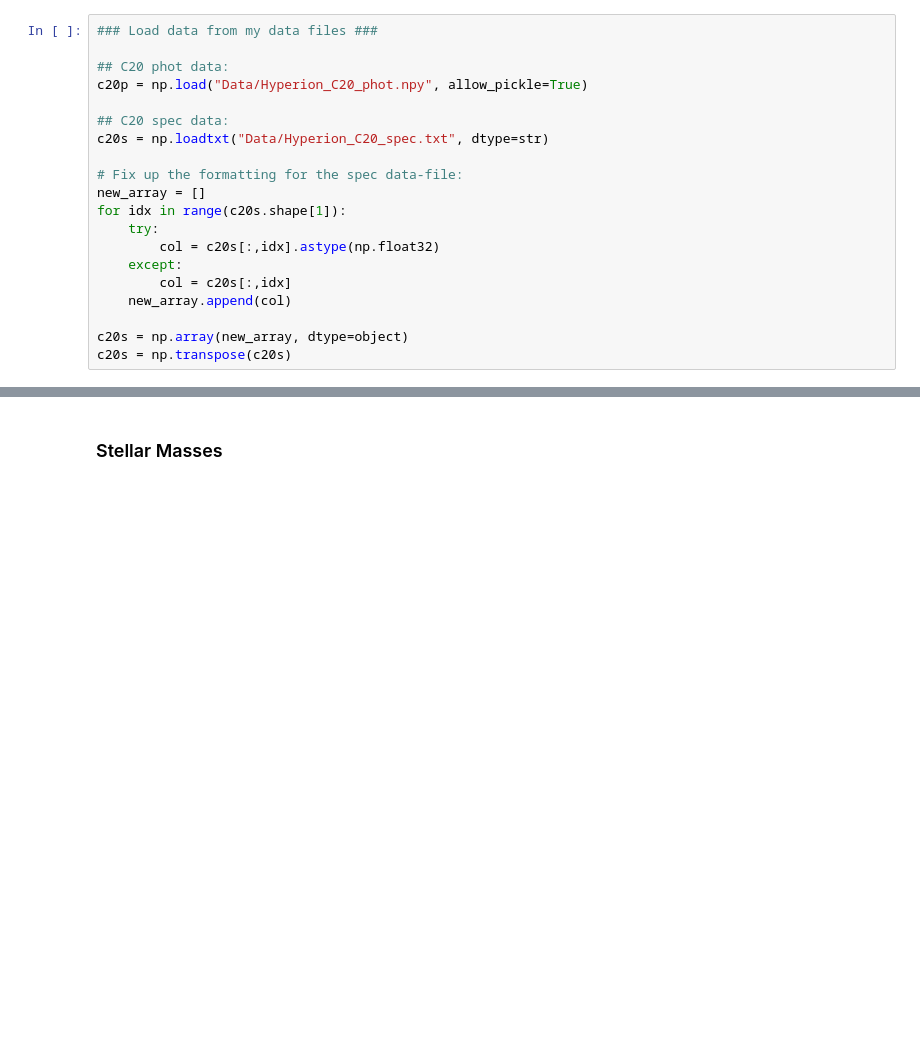
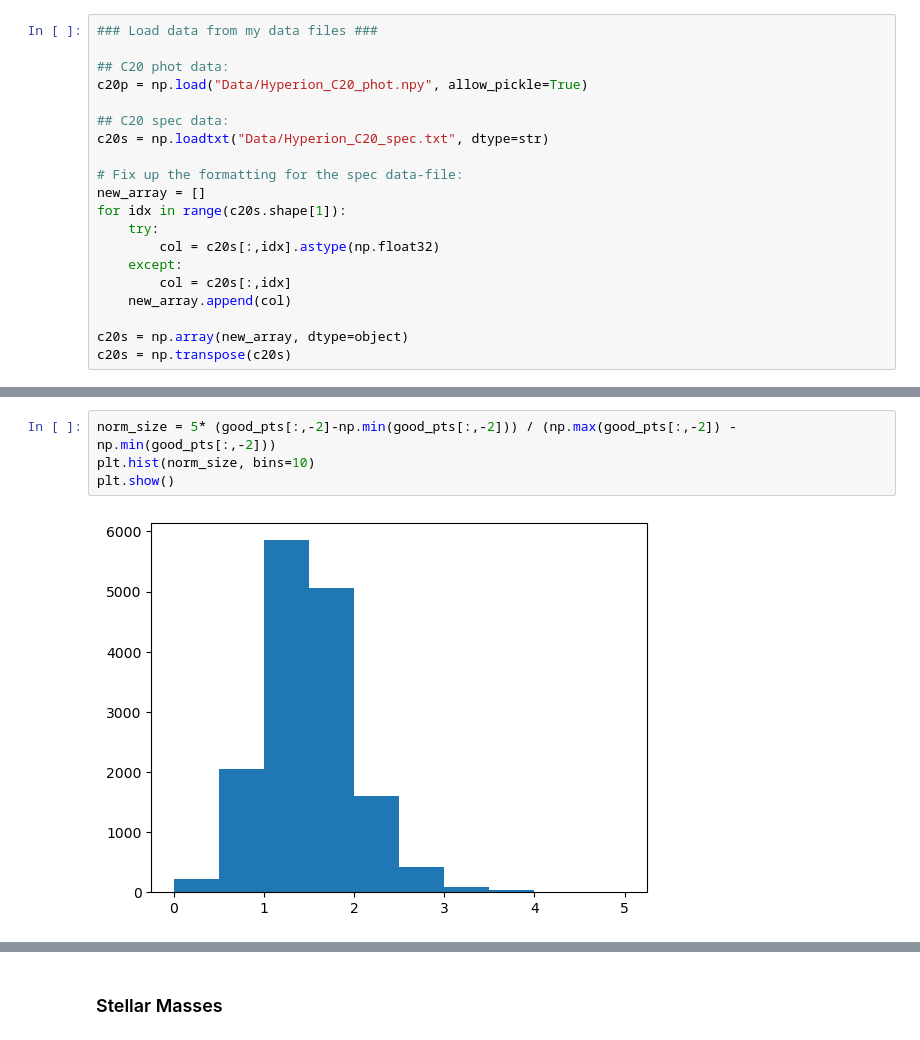
Before and after one commit to dereksikorski/699_1, a Jupyter notebook: DataAnalysis.ipynb, the cells around one changed output, grey strips where cells are left out. Drawn from its saved outputs; the diff is of its cells as text; blank space fills up the shorter version.

```diff
--- a/DataAnalysis.ipynb
+++ b/DataAnalysis.ipynb
@@ -32,0 +129,6 @@ c20s = np.transpose(c20s)
+# %%
+norm_size = 5* (good_pts[:,-2]-np.min(good_pts[:,-2])) / (np.max(good_pts[:,-2]) - np.min(good_pts[:,-2]))
+plt.hist(norm_size, bins=10)
+plt.show()
+# %% [output]
+[figure, added]
```
Also changed, not shown: parts of 8 cells of this notebook, 1 other file.
